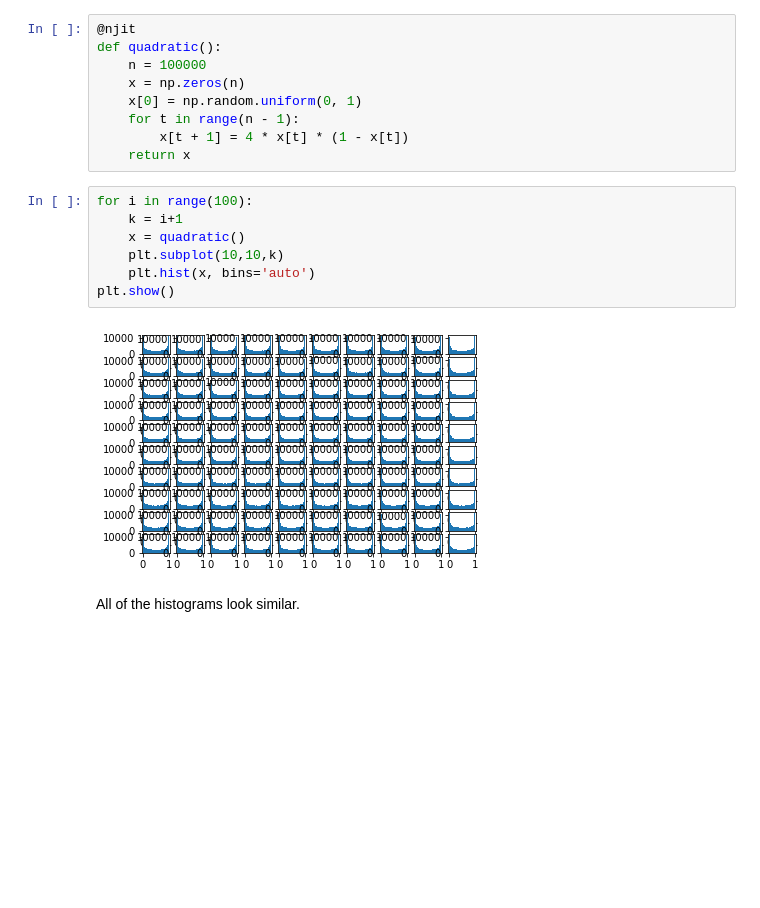
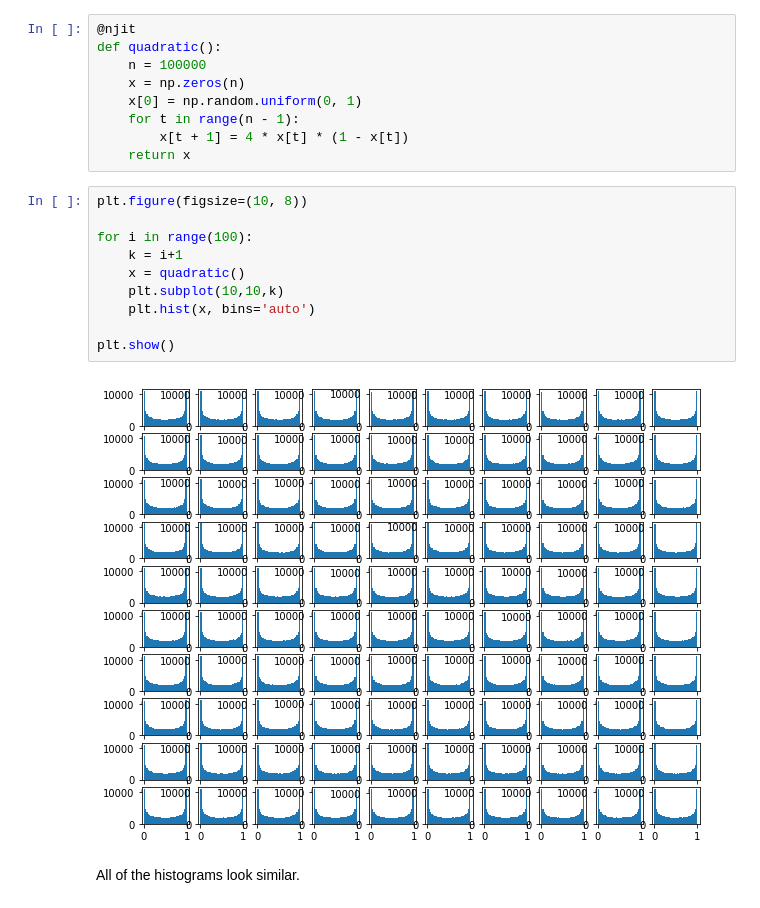
Before and after one commit to kendrarobbins/BootCamp2018, a Jupyter notebook: ProbSets/Econ/Econ PS2/Econ PS2.ipynb, the cells around one changed output. Saved outputs shown, nothing was run; the diff lists cells and outputs as text; blank space fills up the shorter version.

```diff
--- a/ProbSets/Econ/Econ PS2/Econ PS2.ipynb
+++ b/ProbSets/Econ/Econ PS2/Econ PS2.ipynb
@@ -58,14 +58,17 @@ def quadratic():
         x[t + 1] = 4 * x[t] * (1 - x[t])
     return x
 # %%
+plt.figure(figsize=(10, 8))
+
 for i in range(100):
     k = i+1
     x = quadratic()
     plt.subplot(10,10,k)
     plt.hist(x, bins='auto')
+
 plt.show()
 # %% [output]
-[figure, old version]
+[figure, new version]
 # %% [markdown]
 All of the histograms look similar.
 # %% [markdown]
```
Also changed, not shown: parts of 24 cells of this notebook.
